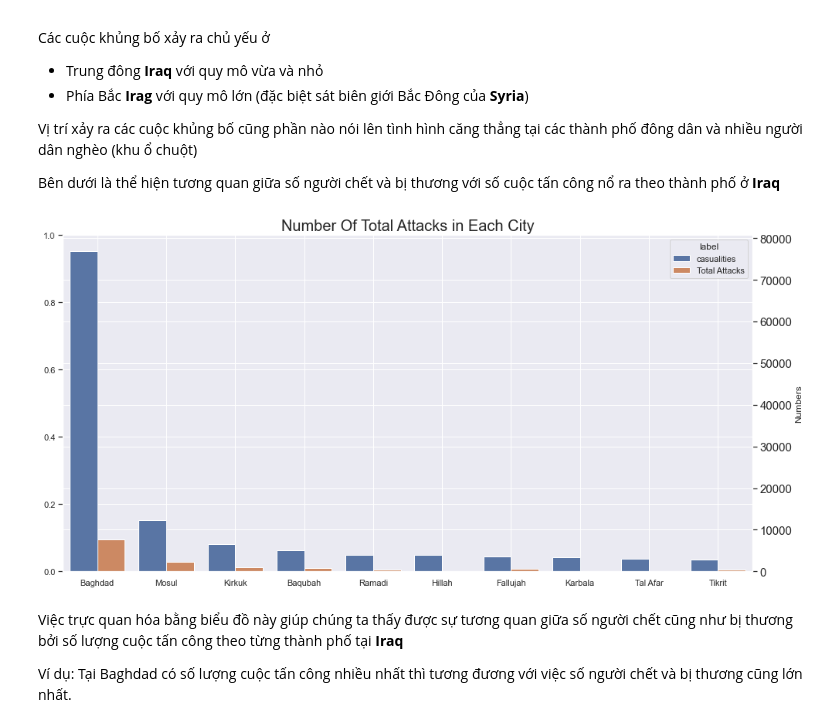
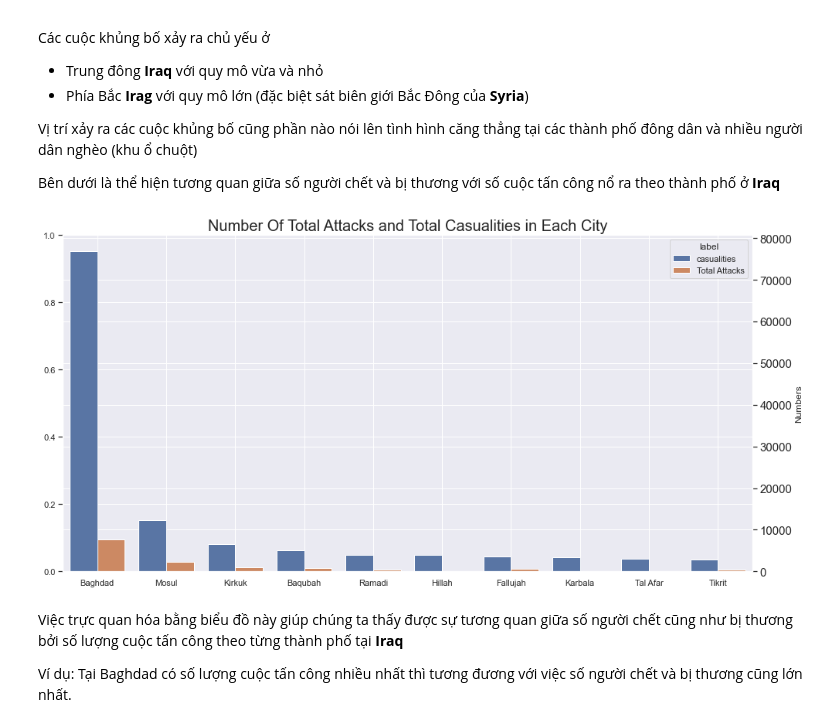
Before and after one commit to tuph-tech/LTKHDL-final, a Jupyter notebook: 1712861-PhanHuuTu.ipynb, the cells around one changed output. Saved outputs shown, nothing was run; the diff lists cells and outputs as text; code cells hidden in the pictures.

Commit message:
add some comment for chart

```diff
--- a/1712861-PhanHuuTu.ipynb
+++ b/1712861-PhanHuuTu.ipynb
@@ -492,35 +492,35 @@ city_casualities = location_visualization.groupby('city')['casualities'].sum()
 #dữ liệu các thành phố ở Iraq với số lượng cuộc khủng bố
 city_attacks = location_visualization['city'].value_counts().reset_index()
 city_attacks.columns = ['city', 'Total Attacks']
 
 #join 2 dữ liệu lại theo thành phố (left join)
 tmp_df = city_casualities.set_index('city').join(city_attacks.set_index('city'), how='left')
 tmp_df.reset_index(inplace=True)
 tmp_df = tmp_df.sort_values(['casualities', 'Total Attacks'], ascending=False)
 
 # melt dữ liệu để vẽ 2 cột trong cùng 1 biểu đồ cột
 tmp_df_melt = pd.melt(tmp_df,
                       id_vars='city',
                       value_vars=['casualities','Total Attacks'],
                       var_name ='label',
                       value_name='Numbers')
 
 plt.twinx()
 # vẽ biểu đồ cột thể hiện số người bị ảnh hưởng và số cuộc khủng bố từng thành phố (top 10)
 ax = sns.barplot(x='city', y='Numbers',
                  hue='label',
                  data=tmp_df_melt)
 
 # Thiết lập 1 số thuộc tính biểu đồ
 plt.xticks(rotation=35,
            fontsize=15)
 plt.yticks(fontsize=15)
 
-plt.title('Number Of Total Attacks in Each City', fontsize=20)
+plt.title('Number Of Total Attacks and Total Casualities in Each City', fontsize=20)
 
 plt.show()
 # %% [output]
-[figure, old version]
+[figure, new version]
 # %% [markdown]
 Việc trực quan hóa bằng biểu đồ này giúp chúng ta thấy được sự tương quan giữa số người chết cũng như bị thương bởi số lượng cuộc tấn công theo từng thành phố tại **Iraq**
 
```
Also changed, not shown: parts of 2 cells of this notebook.
